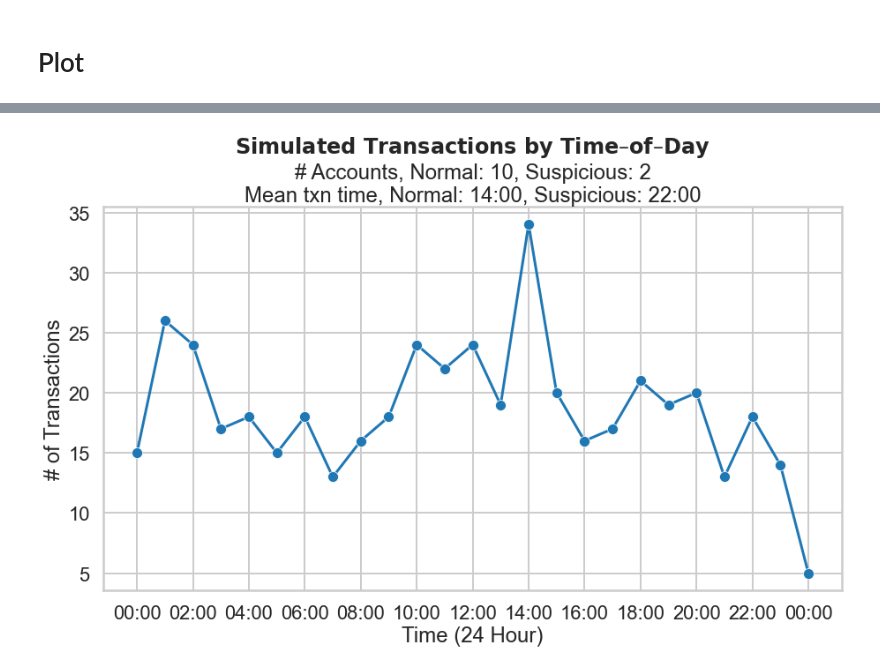
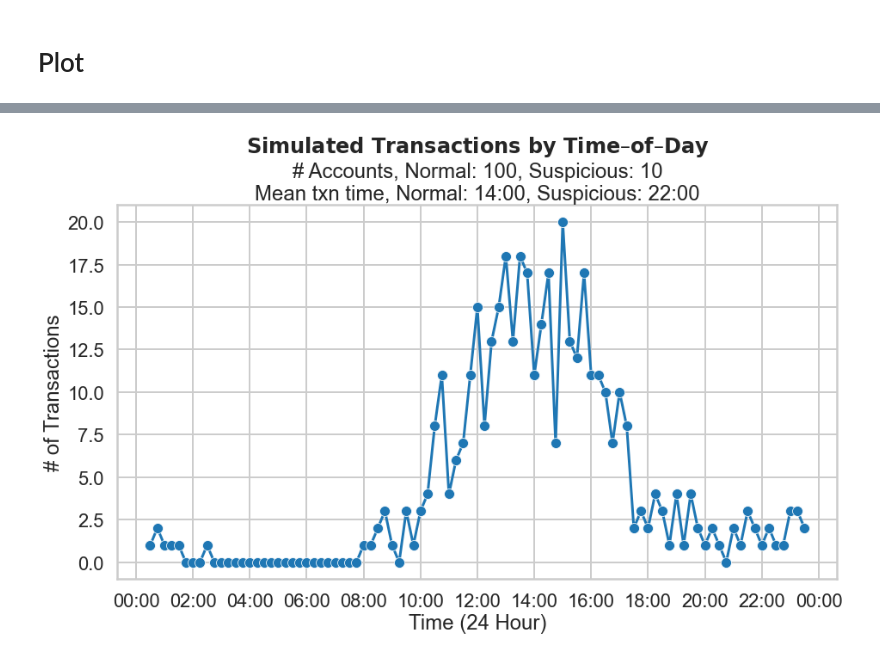
Before and after one commit to nouyang/fake-banking-data, a Jupyter notebook: 0b - main_pt2.ipynb, the cells around one changed output, grey strips where cells are left out. Saved outputs shown, nothing was run; the diff lists cells and outputs as text; code cells hidden in the pictures.

```diff
--- a/0b - main_pt2.ipynb
+++ b/0b - main_pt2.ipynb
@@ -50,8 +41,3 @@ import matplotlib.pyplot as plt
 
 from matplotlib.dates import DateFormatter
 import matplotlib.dates as mdates
-# %%
-# work
-rng = np.random.default_rng(42)
-rng.random()
-rng.normal(loc=0, scale=1, size=1)
@@ -160,8 +172,8 @@ class BankAgent(ap.Agent):
 # parameters
 # %%
 NUM_AGENTS_PER_TYPE = {
-    'normal': 1000,
-    'suspicious': 100,
+    'normal': 100,
+    'suspicious': 10,
 }
 
 MEAN_TXN_HRS = {'normal':14,
@@ -205,13 +217,14 @@ class BankModel(ap.Model):
         agent_rng_seeds = np.array(agent_rng_seeds, dtype=int)
 
         self.agents = ap.AgentList(self)
+        # -- shift the tables
         for type in ['normal', 'suspicious']:
-
             hrs_mean = self.p.mean_txn_hrs[type]
-            shift = hrs_mean * int(60 / self.p.mins_per_step)
             # shift in steps
+            # originally peak at 0, now peak at (mean time)
+            shift_amt = hrs_mean * int(60 / self.p.mins_per_step)
             shifted = np.concatenate(
-                (self.p_txns[-shift:], self.p_txns[:-shift]))
+                (self.p_txns[-shift_amt:], self.p_txns[:-shift_amt]))
             agents = ap.AgentList(
                 self, self.p.num_agents_per_type[type], BankAgent)
 
@@ -235,14 +248,6 @@ class BankModel(ap.Model):
         for agent in self.agents:
             agent.setup_txn_amts(
                 mean=20, stddev=5, total_steps=self.p.steps)
-                #mean=20, stddev=5, total_steps=self.p.mean_txns * 5)
-            # TODO: maybe I should make smaller table...?
-            # but then need to index into it, not by timestep
-            # fundamental issue is ... wanting a same set of rngs for each agent
-            # but cannot call at each timestep -- would get same value -- so instead pregenerate the values for all timesteps and then index into that
-            #print(agent.txn_amts)
-            #print(agent.id)
-            #print(agent.type)
 
     def step(self):
         self.agents.transact(self.t)
@@ -346,33 +377,33 @@ all_txns = pd.DataFrame( all_txns, columns=['send_txn_times' ])
 # %%
 all_txns.index = all_txns.send_txn_times
-#resampled = all_txns.txn_time.resample('15Min')#.count().plot()
-resampled = all_txns.send_txn_times.resample('1H')#.count().plot()
+resampled = all_txns.send_txn_times.resample('15Min')#.count().plot()
+#resampled = all_txns.send_txn_times.resample('1H')#.count().plot()
 resampled.count()
 df = pd.DataFrame(resampled.count())
-df.columns=['value']
+df.columns=['num_txns']
 df['labels'] = pd.to_datetime(df.index).strftime('%H:%M')
 # %%
 fig, ax = plt.subplots(figsize=(15,8))
-sns.lineplot(x='send_txn_times', y='value', data=df, ax=ax,
+sns.lineplot(x='send_txn_times', y='num_txns', data=df, ax=ax,
     markers=True,  marker='o')
 
 # --
 # format
 sns.set_style('whitegrid')
 sns.set_context('poster')
 
 ax.set(xlabel='Time (24 Hour)', ylabel='# of Transactions',
 # add title
 title=r"$\bf{Simulated\ Transactions\ by\ Time–of–Day}$"
     f"\n# Accounts, Normal: {parameters['num_agents_per_type']['normal']}, "
     f"Suspicious: {parameters['num_agents_per_type']['suspicious']}\n"
     f"Mean txn time, Normal: {parameters['mean_txn_hrs']['normal']}:00,"
     f" Suspicious: {parameters['mean_txn_hrs']['suspicious']}:00"
     )
 
 #
 ax.xaxis.set_major_locator(mdates.HourLocator(interval=2))
 ax.xaxis.set_minor_locator(mdates.HourLocator(interval=1))
 ax.xaxis.set_major_formatter(DateFormatter("%H:%M"))
 # %% [output]
-[figure, old version]
+[figure, new version]
```
Also changed, not shown: parts of 14 cells of this notebook.
